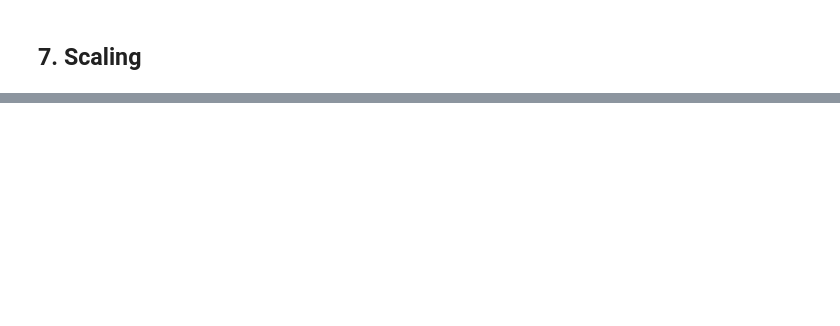
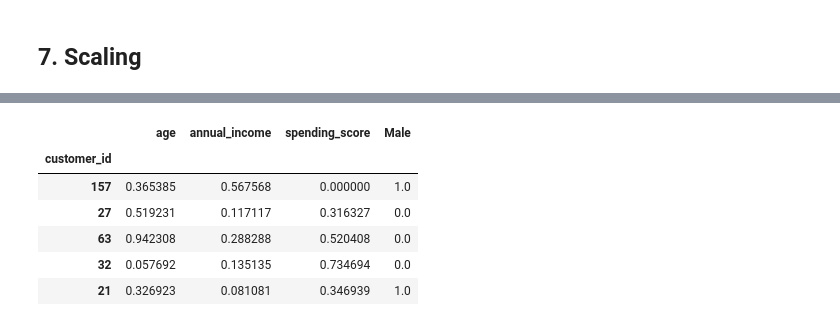
Before and after one commit to randyfrench/clustering-exercises, a Jupyter notebook: data_wrangling.ipynb, the cells around one changed output, grey strips where cells are left out. Saved outputs shown, nothing was run; the diff lists cells and outputs as text; code cells hidden in the pictures; blank space fills up the shorter version.

```diff
--- a/data_wrangling.ipynb
+++ b/data_wrangling.ipynb
@@ -348,0 +512,10 @@ scaler, train, val, test = acquire.wrangle_mall_df()
+# %%
+test.head()
+# %% [output]
+|  | age | annual_income | spending_score | Male |
+| customer_id |  |  |  |  |
+| 157 | 0.365385 | 0.567568 | 0.000000 | 1.0 |
+| 27 | 0.519231 | 0.117117 | 0.316327 | 0.0 |
+| 63 | 0.942308 | 0.288288 | 0.520408 | 0.0 |
+| 32 | 0.057692 | 0.135135 | 0.734694 | 0.0 |
+| 21 | 0.326923 | 0.081081 | 0.346939 | 1.0 |
```
Also changed, not shown: parts of 23 cells of this notebook, 1 other file.
